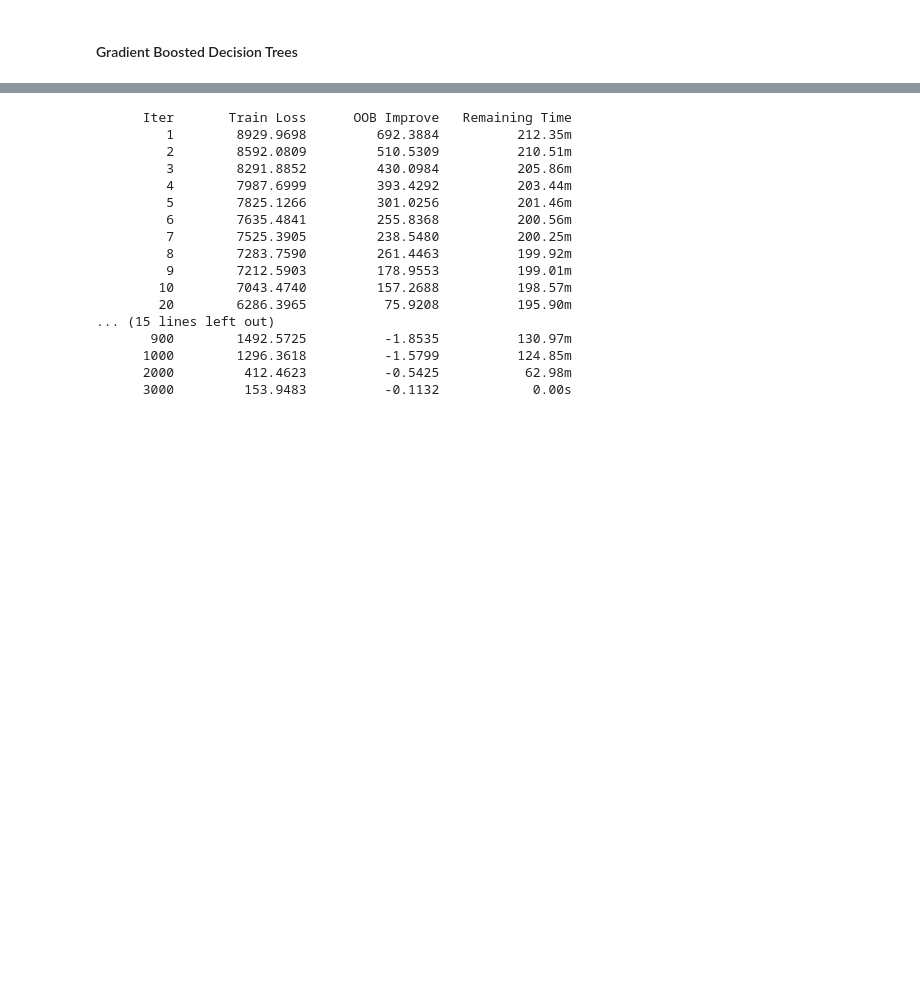
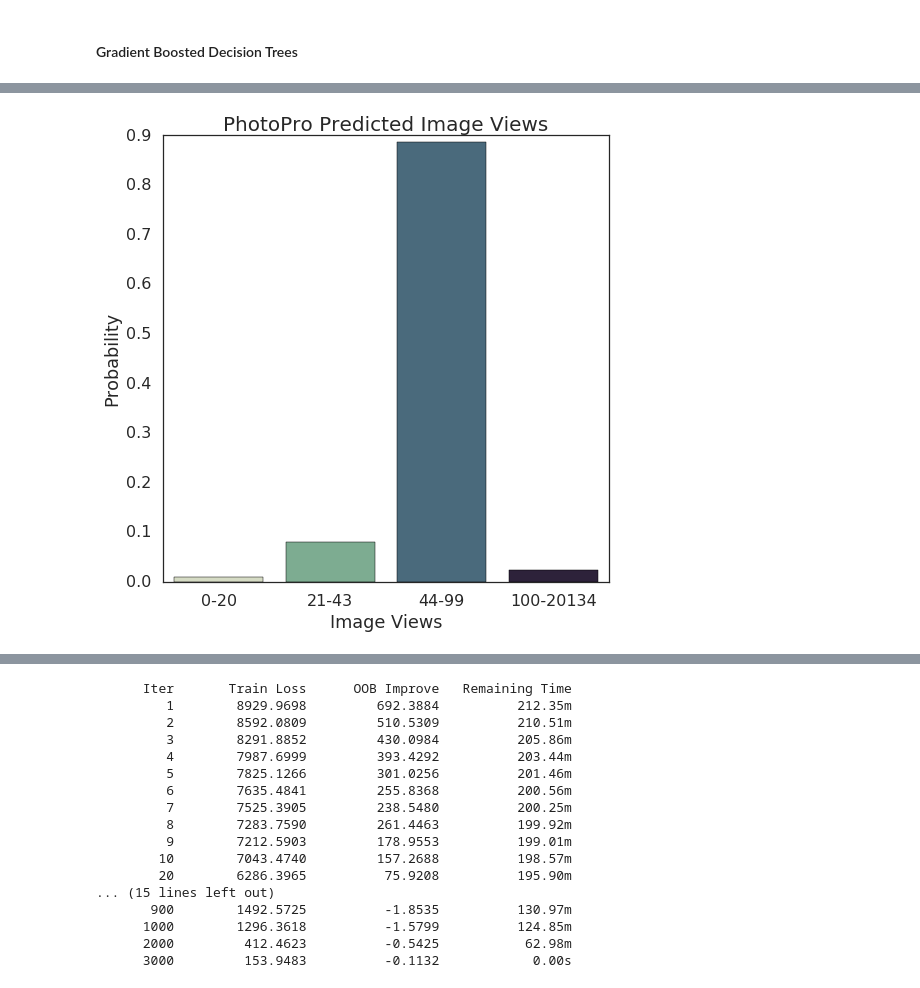
Before and after one commit to MPMakris/Photo_Pro, a Jupyter notebook: notebooks/MODELING.ipynb, the cells around one changed output, grey strips where cells are left out. Cells and saved outputs as stored; diff of their text form; code cells hidden in the pictures; blank space fills up the shorter version.

```diff
--- a/notebooks/MODELING.ipynb
+++ b/notebooks/MODELING.ipynb
@@ -314,6 +321,8 @@ GradientBoostingClassifier(init=None, learning_rate=0.1, loss='deviance',
 # %%
 f1_scores = []
-for i, y_pred in zip(range(1, num_estimators+1), model_ivq_GBC.staged_predict(X_test)):
+y_predictions = None
+y_pred_probabilities = None
+for i, y_pred, y_pred_proba in zip(range(1, num_estimators+1), model_ivq_GBC.staged_predict(X_test), model_ivq_GBC.staged_predict_proba(X_test)):
     f1_scores.append(f1_score(y_test['image_views_quantile'], y_pred, labels=None, pos_label=None, average='macro', sample_weight=None))
-
-plt.plot(f1_scores, 'b')
+    y_predictions = y_pred
+    y_pred_probabilities = y_pred_proba
@@ -322,0 +333,9 @@ plt.plot(f1_scores, 'b')
+# %%
+# [20.0, 43.0, 99.0, 20134.0]
+lefts = np.array([0, 20.0, 43.0, 99.0]).reshape((-1, 1))
+rights = np.array([20.0, 43.0, 99.0, 20134.0]).reshape((-1, 1))
+bin_names = np.array(['0-20', '21-43', '44-99', '100-20134']).reshape((-1, 1))
+widths = rights - lefts
+data = pd.DataFrame(data=lefts, columns=['lefts'])
+data['Image Views'] = bin_names
+data['Probability'] = y_pred_probabilities[0].reshape((-1, 1))
@@ -322,0 +353,23 @@ plt.plot(f1_scores, 'b')
+# %%
+palette = sns.cubehelix_palette(4, start=.5, rot=-.75)
+# %%
+import seaborn as sns
+#sns.axes_style(style='darkgrid')
+with sns.plotting_context(context='poster', font_scale=1):
+    plt.figure(figsize=(8, 8))
+    ax = sns.barplot(x='Image Views', y='Probability', data=data, palette=palette, )
+#ax.set(xlabel='Image View Bins', ylabel='Probability')
+#ax.tick_params(axis='x', reset=True, which='major', direction="in", length=10, width=2, bottom='on', labelbottom='on')
+#plt.xticks(range(1,6))
+# plt.title('PhotoPro Estimated Views')
+# plt.xlabel('Num Estimators')
+# plt.ylabel('Bin Probabilities')
+# plt.xscale('linear')
+# plt.xlim( 0, 150 )
+# plt.save()
+#ax.axes.axis('on')
+plt.ylabel("Probability")
+plt.title('PhotoPro Predicted Image Views', fontsize=20)
+plt.show()
+# %% [output]
+[figure, added]
```
Also changed, not shown: parts of 19 cells of this notebook, 3 other files.
